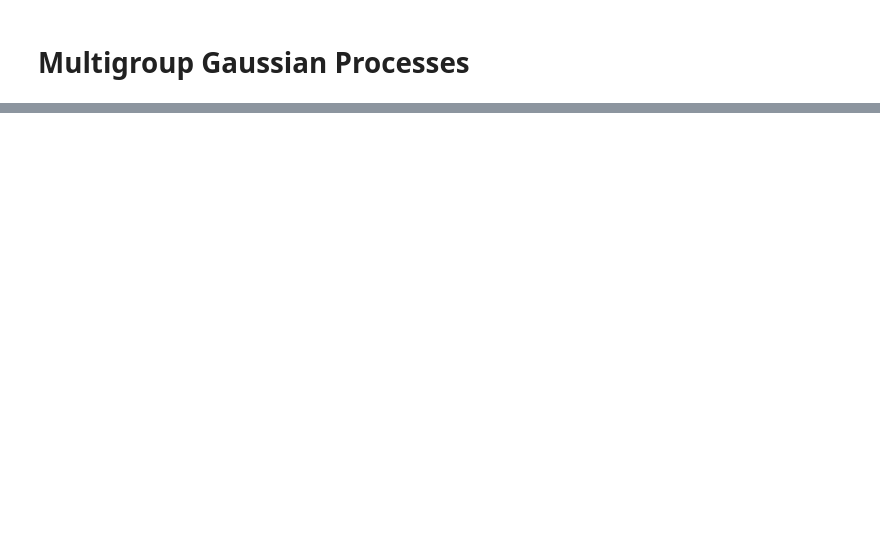
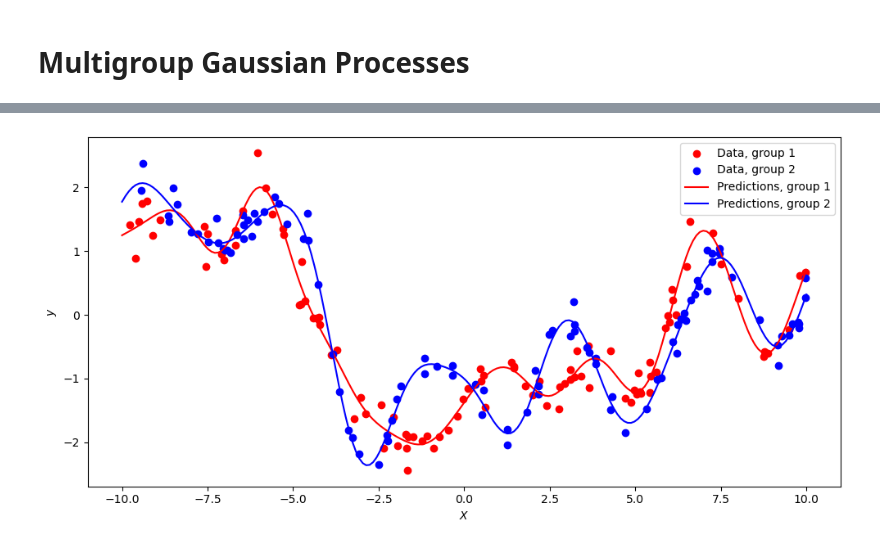
Before and after one commit to luisdiaz1997/pyro, a Jupyter notebook: tutorial/source/mggp.ipynb, the cells around one changed output, grey strips where cells are left out. Saved outputs shown, nothing was run; the diff lists cells and outputs as text; code cells hidden in the pictures; blank space fills up the shorter version.

```diff
--- a/tutorial/source/mggp.ipynb
+++ b/tutorial/source/mggp.ipynb
@@ -42,0 +86,24 @@ plt.scatter(X1, Y[n0:])
+# %%
+ntest = 200
+Xtest_onegroup = torch.linspace(-10, 10, ntest)
+Xtest = torch.concatenate([Xtest_onegroup, Xtest_onegroup], axis=0)
+Xtest_groups = torch.concatenate([torch.zeros(ntest), torch.ones(ntest)]).type(torch.LongTensor)
+# %%
+mean, _= gpr(Xtest, Xtest_groups)
+mean = mean.detach()
+# %%
+## Plot
+plt.figure(figsize=(10, 5))
+plt.scatter(X[:n0], Y[:n0], color="red", label="Data, group 1")
+plt.scatter(X[n0:], Y[n0:], color="blue", label="Data, group 2")
+plt.plot(Xtest[:ntest], mean[:ntest], color="red", label="Predictions, group 1")
+plt.plot(
+    Xtest[ntest:], mean[ntest:], color="blue", label="Predictions, group 2"
+)
+plt.xlabel(r"$X$")
+plt.ylabel(r"$y$")
+plt.legend()
+plt.tight_layout()
+plt.show()
+# %% [output]
+[figure, added]
```
Also changed, not shown: parts of 7 cells of this notebook, 4 other files.
